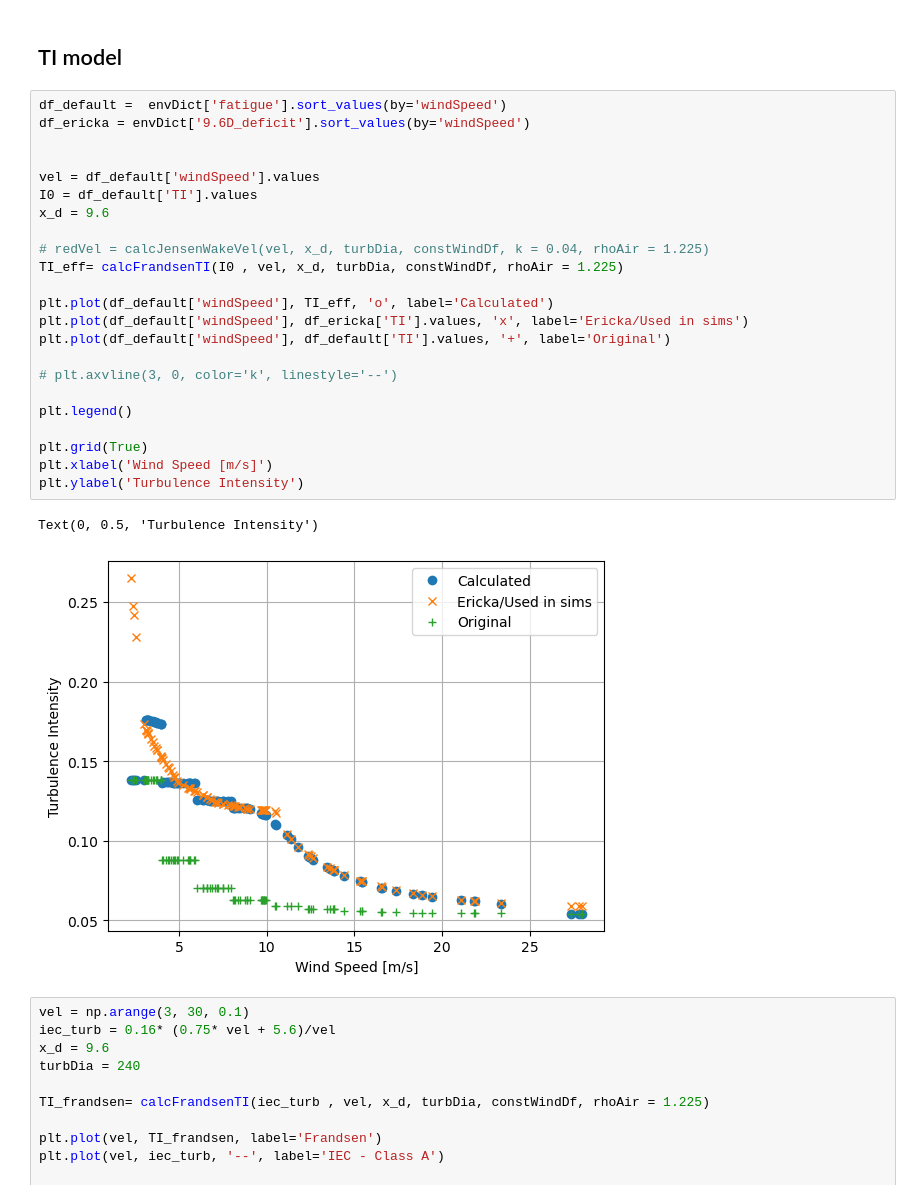
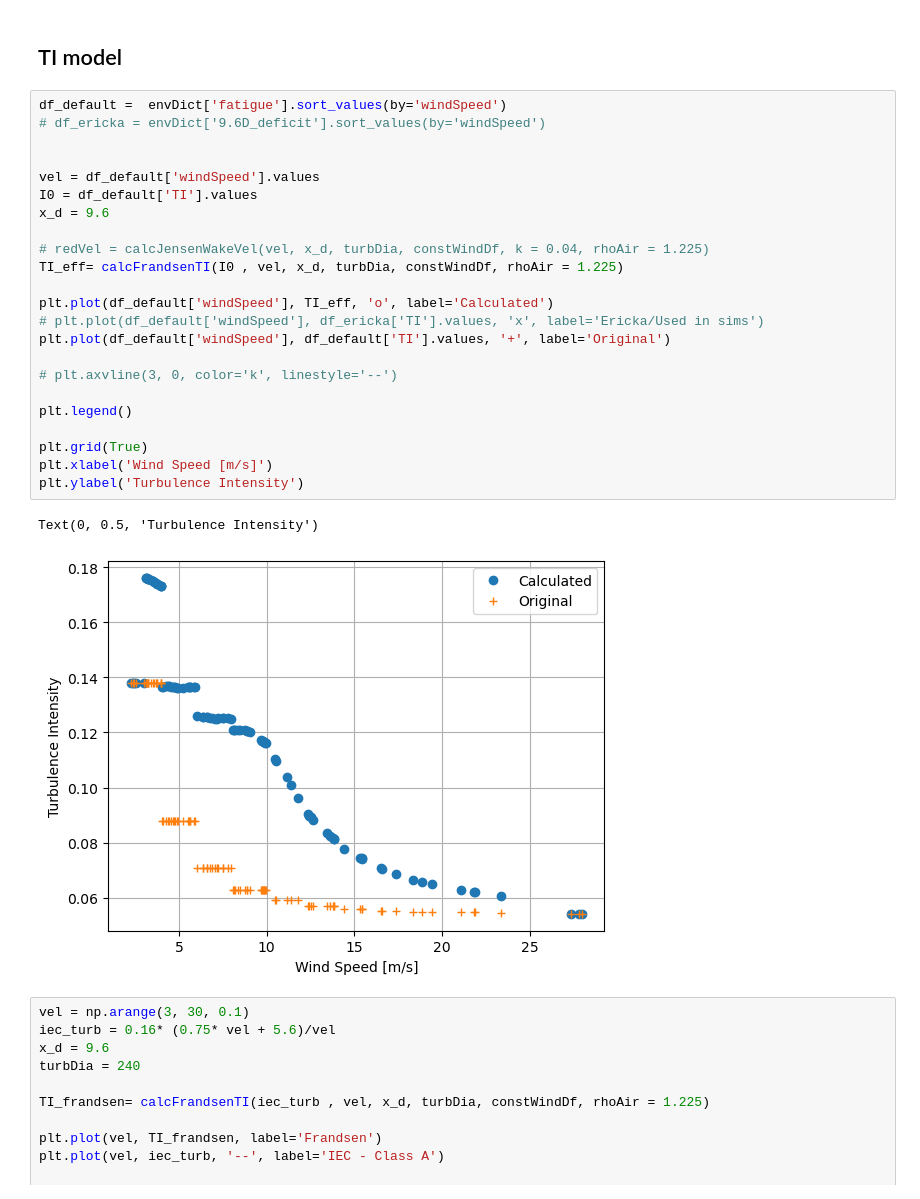
Before and after one commit to rrvishnu13/IEAtask49_deepDesign, a Jupyter notebook: scripts/fatigue.ipynb, the cells around one changed output. Cells and saved outputs as stored; diff of their text form.

```diff
--- a/scripts/fatigue.ipynb
+++ b/scripts/fatigue.ipynb
@@ -150,30 +150,30 @@ Text(0, 0.5, 'Wake Loss [%]')
 ## TI model
 # %%
 df_default =  envDict['fatigue'].sort_values(by='windSpeed')
-df_ericka = envDict['9.6D_deficit'].sort_values(by='windSpeed')
+# df_ericka = envDict['9.6D_deficit'].sort_values(by='windSpeed')
 
 
 vel = df_default['windSpeed'].values
 I0 = df_default['TI'].values
 x_d = 9.6
 
 # redVel = calcJensenWakeVel(vel, x_d, turbDia, constWindDf, k = 0.04, rhoAir = 1.225)
 TI_eff= calcFrandsenTI(I0 , vel, x_d, turbDia, constWindDf, rhoAir = 1.225)
 
 plt.plot(df_default['windSpeed'], TI_eff, 'o', label='Calculated')
-plt.plot(df_default['windSpeed'], df_ericka['TI'].values, 'x', label='Ericka/Used in sims')
+# plt.plot(df_default['windSpeed'], df_ericka['TI'].values, 'x', label='Ericka/Used in sims')
 plt.plot(df_default['windSpeed'], df_default['TI'].values, '+', label='Original')
 
 # plt.axvline(3, 0, color='k', linestyle='--')
 
 plt.legend()
 
 plt.grid(True)
 plt.xlabel('Wind Speed [m/s]')
 plt.ylabel('Turbulence Intensity')
 # %% [output]
 Text(0, 0.5, 'Turbulence Intensity')
-[figure, old version]
+[figure, new version]
 # %%
 vel = np.arange(3, 30, 0.1)
 iec_turb = 0.16* (0.75* vel + 5.6)/vel
```
Also changed, not shown: parts of 5 cells of this notebook, 1 other file.
